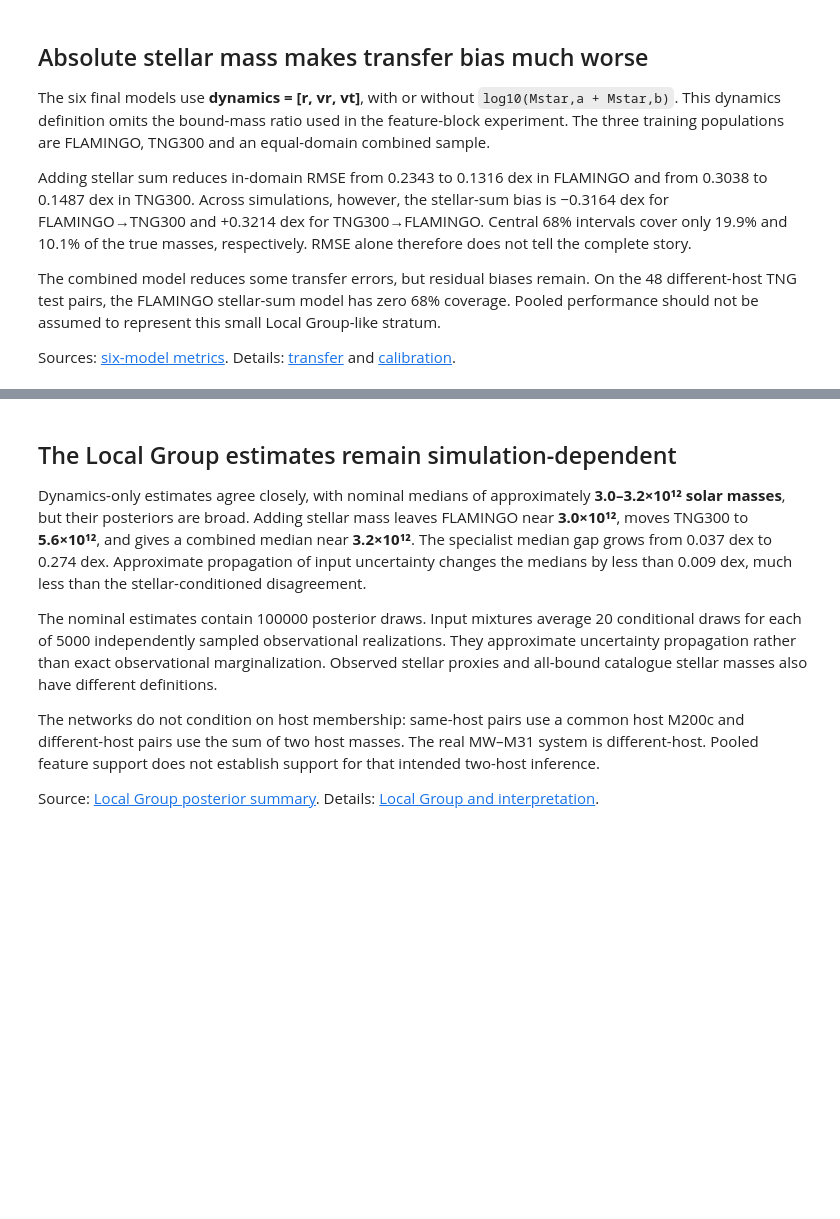
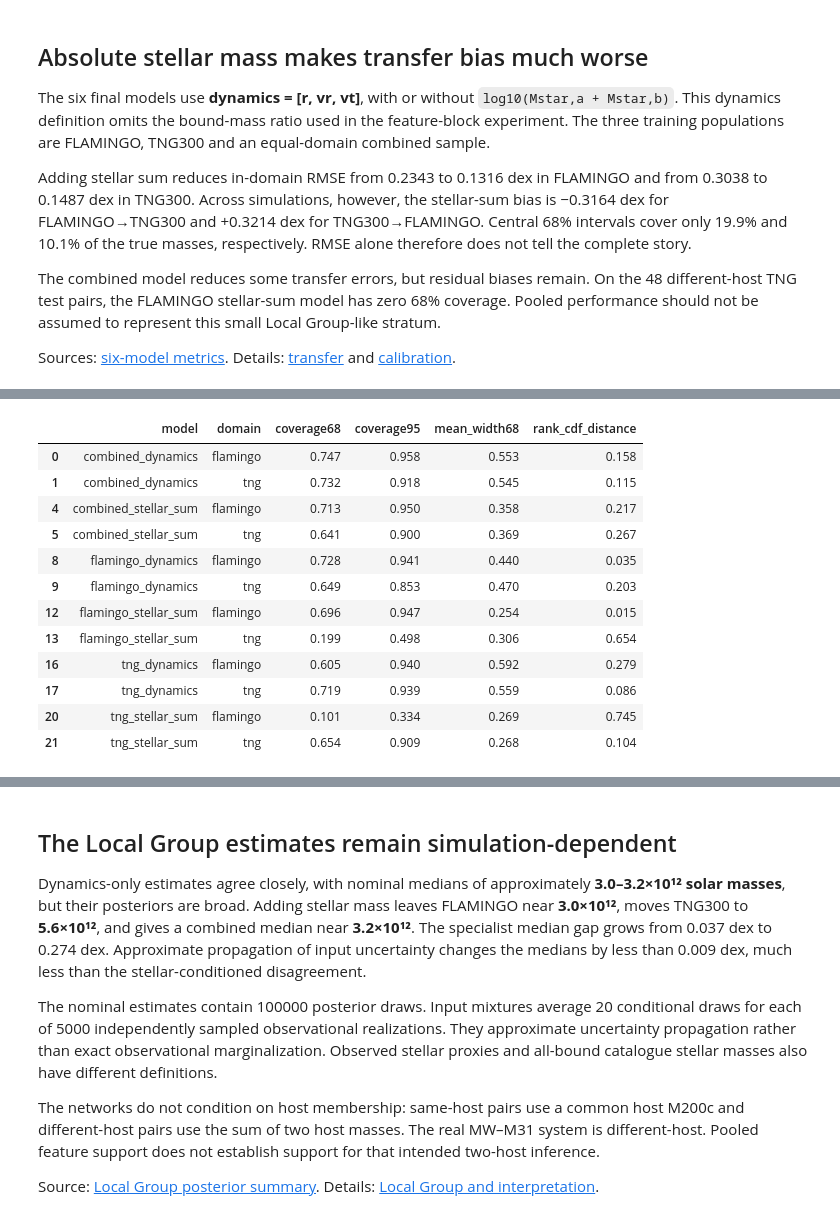
Before and after one commit to Abeer23578/masters-thesis-cross-simulation-robustness-of-npe-for-local-group-mass-inference, a Jupyter notebook: notebooks/key_results_from_the_thesis.ipynb, the cells around one changed output, grey strips where cells are left out. Drawn from its saved outputs; the diff is of its cells as text; code cells hidden in the pictures; blank space fills up the shorter version.

```diff
--- a/notebooks/key_results_from_the_thesis.ipynb
+++ b/notebooks/key_results_from_the_thesis.ipynb
@@ -191,0 +251,19 @@ assert np.isclose(alt_stellar.coverage68, .016, atol=.001)
+# %%
+calibration_table = table('calibration/final_calibration_with_binomial_intervals.csv').query("subset == 'pooled'")
+assert np.isclose(metric('flamingo_stellar_sum','tng').coverage95,.497835,atol=1e-6)
+assert np.isclose(metric('tng_stellar_sum','flamingo').coverage95,.333785,atol=1e-6)
+display(calibration_table[['model','domain','coverage68','coverage95','mean_width68','rank_cdf_distance']].round(3))
+# %% [output]
+|  | model | domain | coverage68 | coverage95 | mean_width68 | rank_cdf_distance |
+| 0 | combined_dynamics | flamingo | 0.747 | 0.958 | 0.553 | 0.158 |
+| 1 | combined_dynamics | tng | 0.732 | 0.918 | 0.545 | 0.115 |
+| 4 | combined_stellar_sum | flamingo | 0.713 | 0.950 | 0.358 | 0.217 |
+| 5 | combined_stellar_sum | tng | 0.641 | 0.900 | 0.369 | 0.267 |
+| 8 | flamingo_dynamics | flamingo | 0.728 | 0.941 | 0.440 | 0.035 |
+| 9 | flamingo_dynamics | tng | 0.649 | 0.853 | 0.470 | 0.203 |
+| 12 | flamingo_stellar_sum | flamingo | 0.696 | 0.947 | 0.254 | 0.015 |
+| 13 | flamingo_stellar_sum | tng | 0.199 | 0.498 | 0.306 | 0.654 |
+| 16 | tng_dynamics | flamingo | 0.605 | 0.940 | 0.592 | 0.279 |
+| 17 | tng_dynamics | tng | 0.719 | 0.939 | 0.559 | 0.086 |
+| 20 | tng_stellar_sum | flamingo | 0.101 | 0.334 | 0.269 | 0.745 |
+| 21 | tng_stellar_sum | tng | 0.654 | 0.909 | 0.268 | 0.104 |
```
Also changed, not shown: parts of 25 cells of this notebook, 2 other files.
